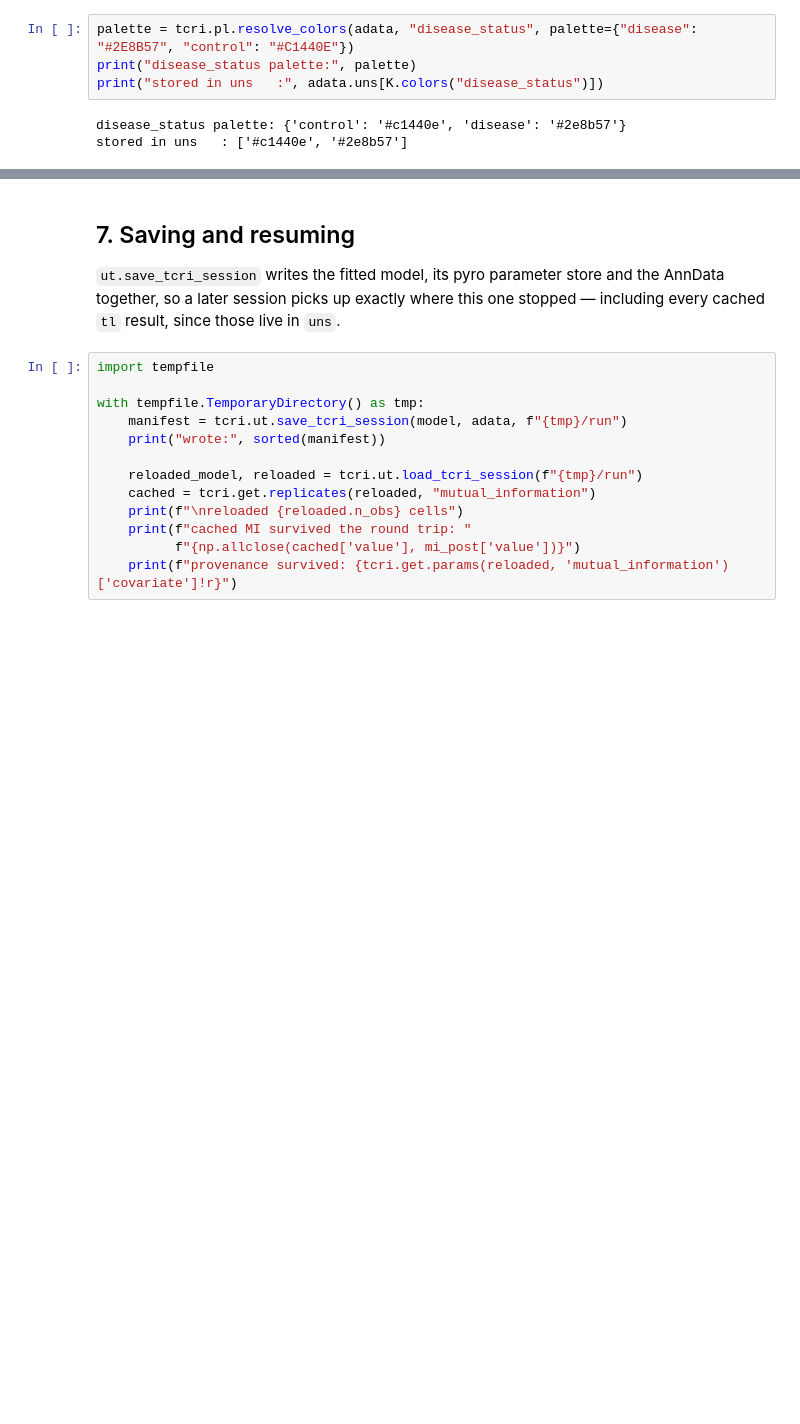
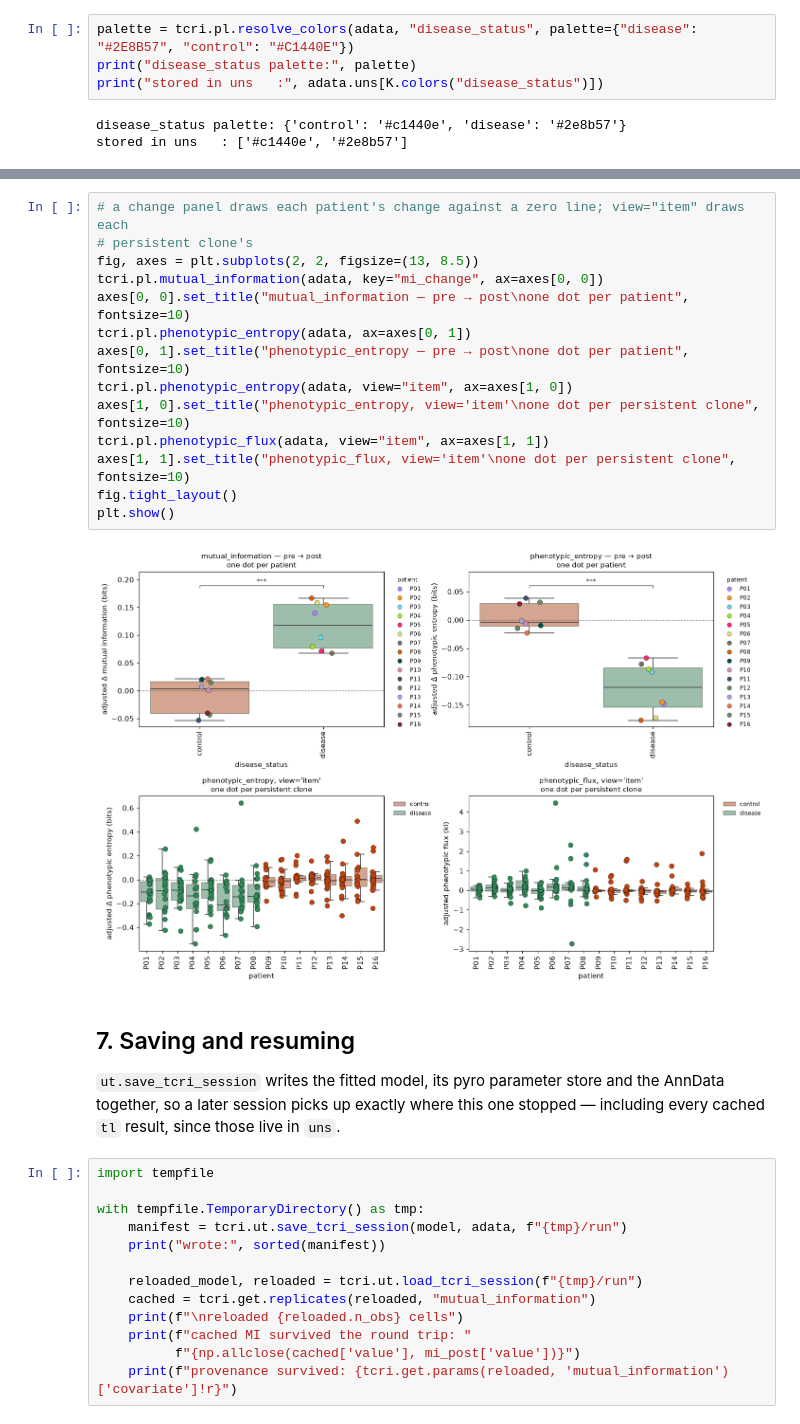
Before and after one commit to nceglia/tcri, a Jupyter notebook: examples/example.ipynb, the cells around one changed output, grey strips where cells are left out. Drawn from its saved outputs; the diff is of its cells as text; blank space fills up the shorter version.

```diff
--- a/examples/example.ipynb
+++ b/examples/example.ipynb
@@ -503,3 +604,19 @@ plt.show()
+# %%
+# a change panel draws each patient's change against a zero line; view="item" draws each
+# persistent clone's
+fig, axes = plt.subplots(2, 2, figsize=(13, 8.5))
+tcri.pl.mutual_information(adata, key="mi_change", ax=axes[0, 0])
+axes[0, 0].set_title("mutual_information — pre → post\none dot per patient", fontsize=10)
+tcri.pl.phenotypic_entropy(adata, ax=axes[0, 1])
+axes[0, 1].set_title("phenotypic_entropy — pre → post\none dot per patient", fontsize=10)
+tcri.pl.phenotypic_entropy(adata, view="item", ax=axes[1, 0])
+axes[1, 0].set_title("phenotypic_entropy, view='item'\none dot per persistent clone", fontsize=10)
+tcri.pl.phenotypic_flux(adata, view="item", ax=axes[1, 1])
+axes[1, 1].set_title("phenotypic_flux, view='item'\none dot per persistent clone", fontsize=10)
+fig.tight_layout()
+plt.show()
+# %% [output]
+[figure, added]
 # %% [markdown]
 ## 7. Saving and resuming
 
```
Also changed, not shown: parts of 16 cells of this notebook, 55 other files.
